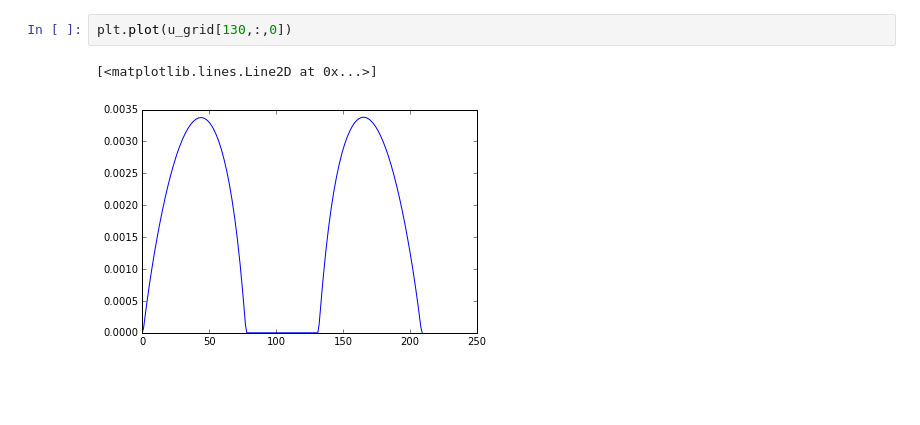
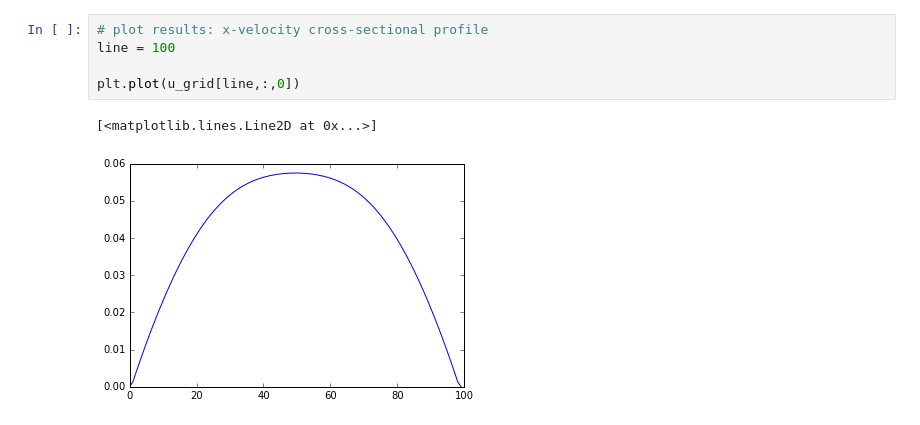
Before and after one commit to szwetsloot/comp-phys-lb, a Jupyter notebook: LBJesseInletOutletBC.ipynb, the cells around one changed output. Drawn from its saved outputs; the diff is of its cells as text; blank space fills up the shorter version.

```diff
--- a/LBJesseInletOutletBC.ipynb
+++ b/LBJesseInletOutletBC.ipynb
@@ -369,5 +339,8 @@ plt.show()
-# %%
-plt.plot(u_grid[130,:,0])
-# %% [output]
-[<matplotlib.lines.Line2D at 0x...>]
-[figure, removed]
+# %%
+# plot results: x-velocity cross-sectional profile
+line = 100
+
+plt.plot(u_grid[line,:,0])
+# %% [output]
+[<matplotlib.lines.Line2D at 0x...>]
+[figure, added]
```
Also changed, not shown: parts of 16 cells of this notebook, 6 other files.
